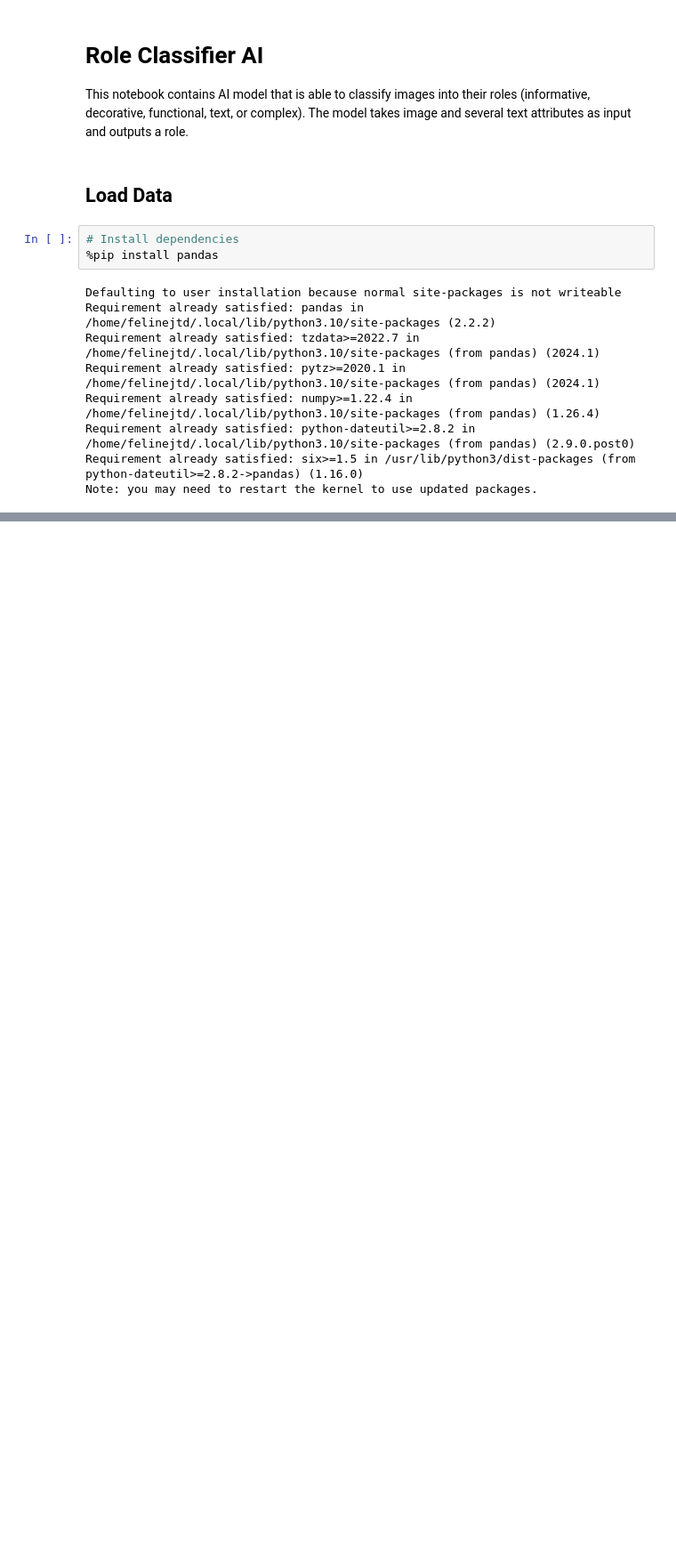
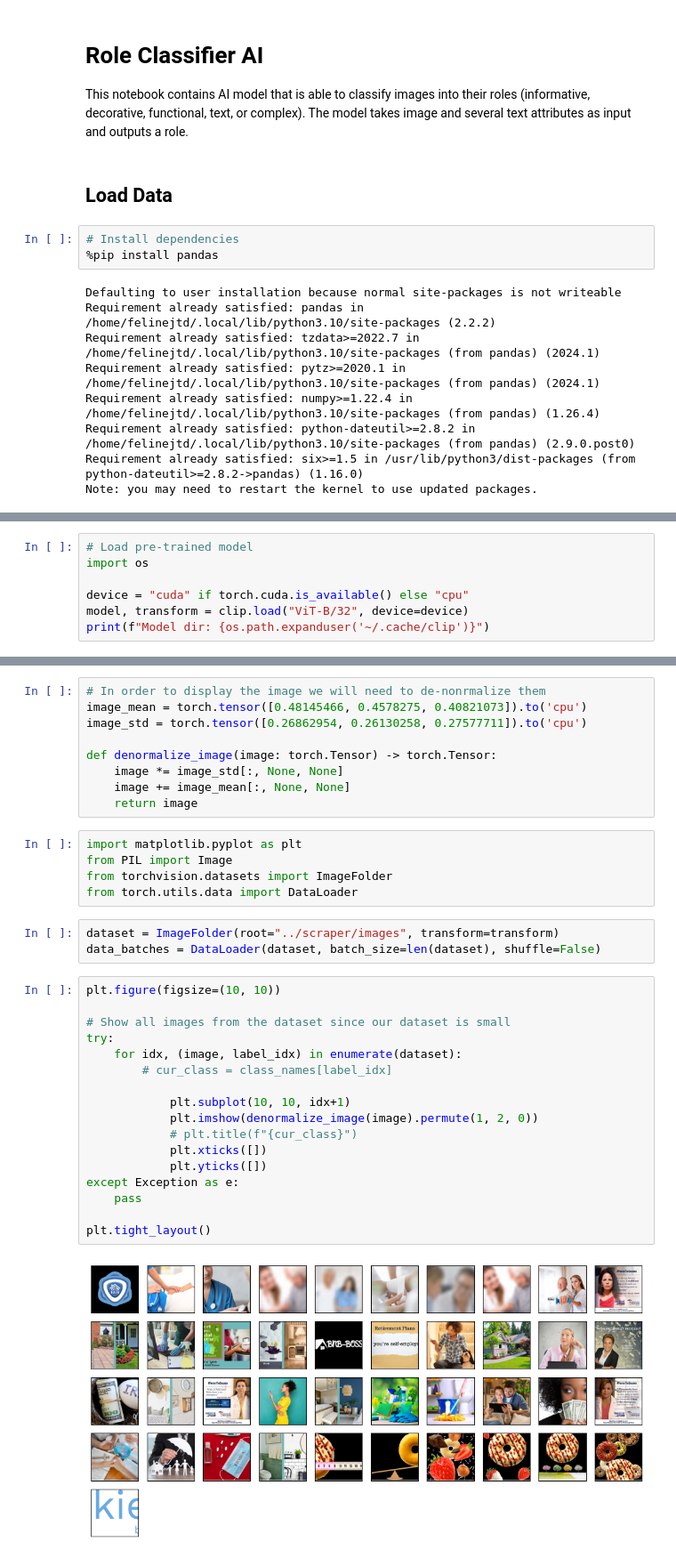
Before and after one commit to FelineJTD/image-alt-text-ai, a Jupyter notebook: role_classifier/role-classifier.ipynb, the cells around one changed output, grey strips where cells are left out. Shown: that part at 89% size. Saved outputs shown, nothing was run; the diff lists cells and outputs as text; blank space fills up the shorter version.

```diff
--- a/role_classifier/role-classifier.ipynb
+++ b/role_classifier/role-classifier.ipynb
@@ -105,0 +179,7 @@ Number of data points: 57
+# %%
+# Load pre-trained model
+import os
+
+device = "cuda" if torch.cuda.is_available() else "cpu"
+model, transform = clip.load("ViT-B/32", device=device)
+print(f"Model dir: {os.path.expanduser('~/.cache/clip')}")
@@ -105,0 +217,36 @@ Number of data points: 57
+# %%
+# In order to display the image we will need to de-nonrmalize them
+image_mean = torch.tensor([0.48145466, 0.4578275, 0.40821073]).to('cpu')
+image_std = torch.tensor([0.26862954, 0.26130258, 0.27577711]).to('cpu')
+
+def denormalize_image(image: torch.Tensor) -> torch.Tensor:
+    image *= image_std[:, None, None]
+    image += image_mean[:, None, None]
+    return image
+# %%
+import matplotlib.pyplot as plt
+from PIL import Image
+from torchvision.datasets import ImageFolder
+from torch.utils.data import DataLoader
+# %%
+dataset = ImageFolder(root="../scraper/images", transform=transform)
+data_batches = DataLoader(dataset, batch_size=len(dataset), shuffle=False)
+# %%
+plt.figure(figsize=(10, 10))
+
+# Show all images from the dataset since our dataset is small
+try:
+    for idx, (image, label_idx) in enumerate(dataset):
+        # cur_class = class_names[label_idx]
+
+            plt.subplot(10, 10, idx+1)
+            plt.imshow(denormalize_image(image).permute(1, 2, 0))
+            # plt.title(f"{cur_class}")
+            plt.xticks([])
+            plt.yticks([])
+except Exception as e:
+    pass
+
+plt.tight_layout()
+# %% [output]
+[figure, added]
```
Also changed, not shown: parts of 8 cells of this notebook, 3 other files.
